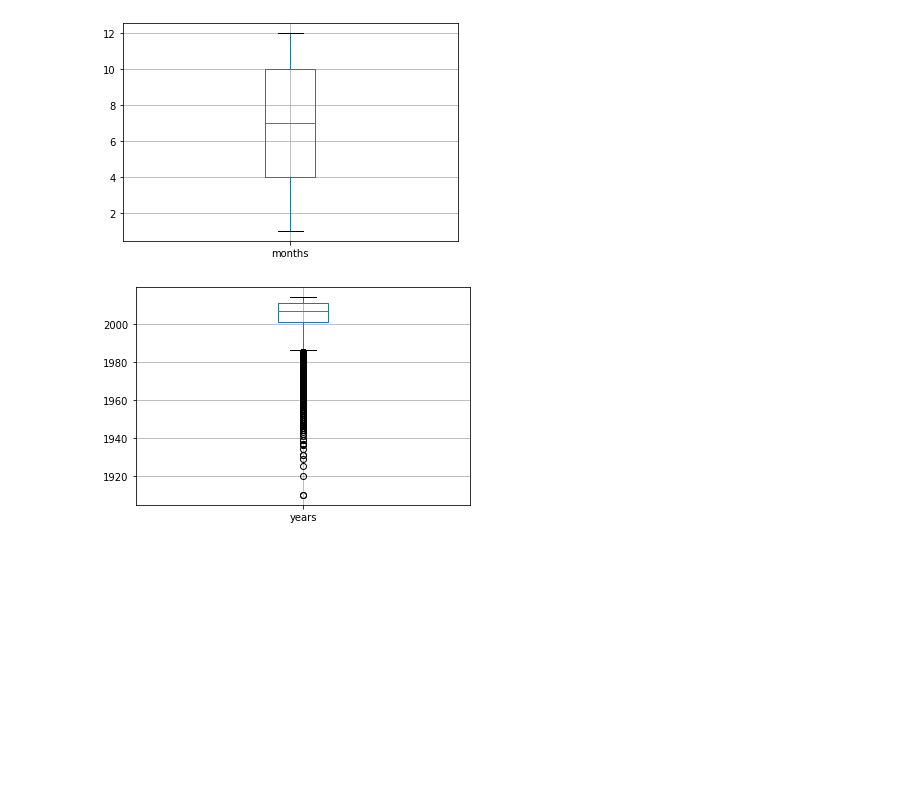
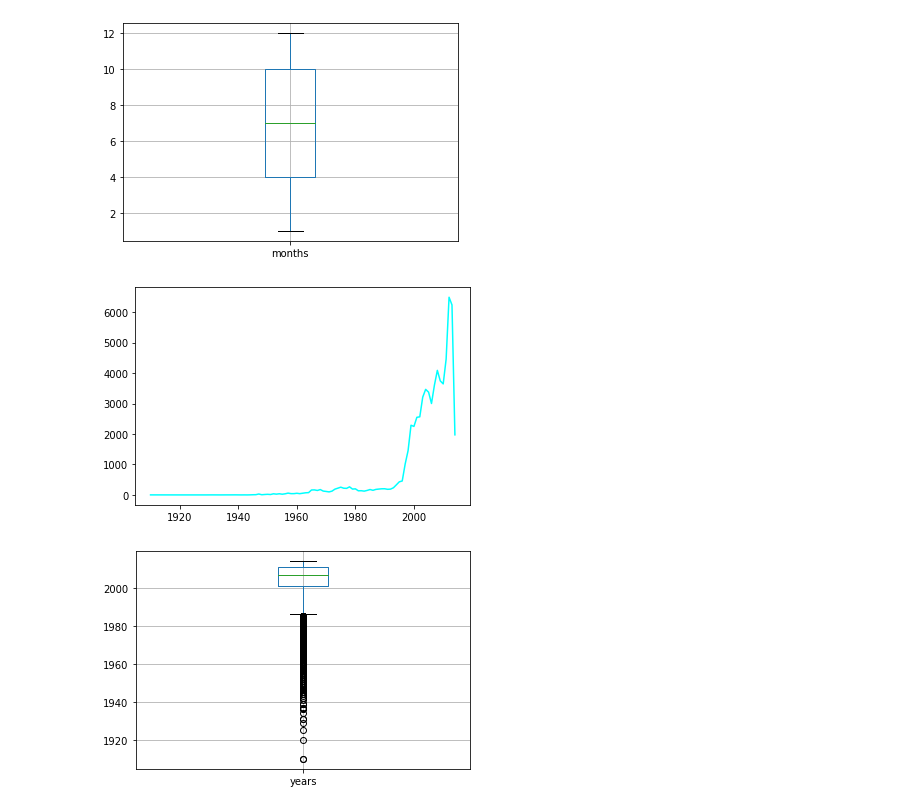
Before and after one commit to ElenaCerezoSwing/visualizing-real-world-data-project, a Jupyter notebook: Methods/main.ipynb, the cells around one changed output. Drawn from its saved outputs; the diff is of its cells as text; code cells hidden in the pictures; blank space fills up the shorter version.

```diff
--- a/Methods/main.ipynb
+++ b/Methods/main.ipynb
@@ -40,6 +41,10 @@ get_scatter(annual_freq2.keys(), annual_freq2.values(), (15)**2, 'cyan', 0.3)
 get_boxplot(ufo2, 'months')
 # %% [output]
 [figure]
+# %%
+get_line(list(annual_freq2.keys()), list(annual_freq2.values()), 'cyan')
+# %% [output]
+[figure, added]
 # %%
 get_boxplot(ufo2, 'years')
 # %% [output]
```
Also changed, not shown: parts of 7 cells of this notebook, 2 other files.
